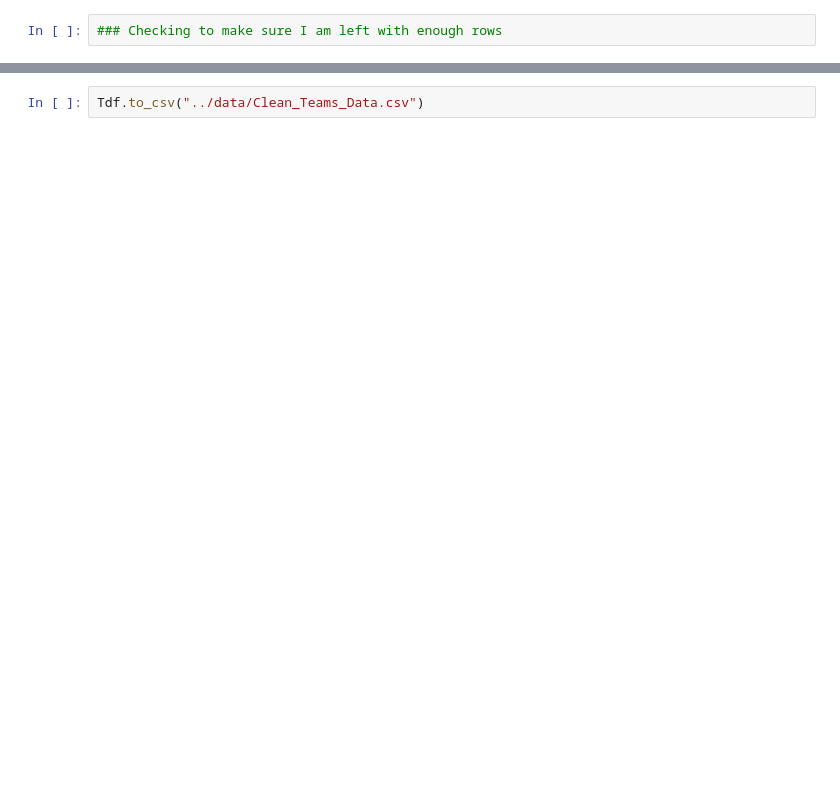
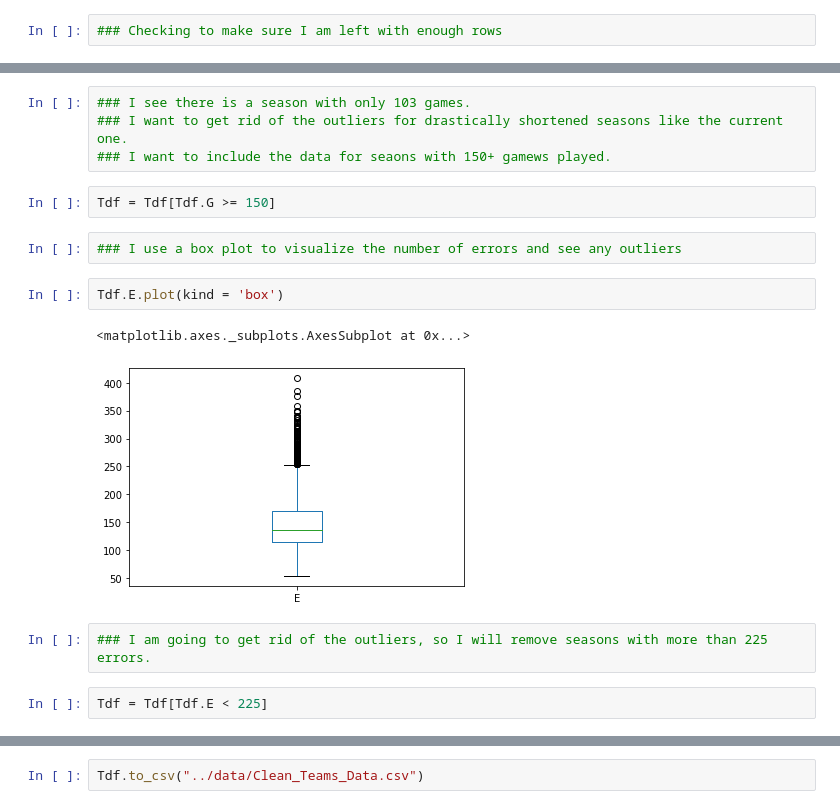
Before and after one commit to jaredfincke/Project-1, a Jupyter notebook: Notebooks/Other Notebook.ipynb, the cells around one changed output, grey strips where cells are left out. Saved outputs shown, nothing was run; the diff lists cells and outputs as text; blank space fills up the shorter version.

```diff
--- a/Notebooks/Other Notebook.ipynb
+++ b/Notebooks/Other Notebook.ipynb
@@ -66,0 +75,17 @@ Tdf.tail(1)
+# %%
+### I see there is a season with only 103 games.
+### I want to get rid of the outliers for drastically shortened seasons like the current one.
+### I want to include the data for seaons with 150+ gamews played.
+# %%
+Tdf = Tdf[Tdf.G >= 150]
+# %%
+### I use a box plot to visualize the number of errors and see any outliers
+# %%
+Tdf.E.plot(kind = 'box')
+# %% [output]
+<matplotlib.axes._subplots.AxesSubplot at 0x...>
+[figure, added]
+# %%
+### I am going to get rid of the outliers, so I will remove seasons with more than 225 errors.
+# %%
+Tdf = Tdf[Tdf.E < 225]
```
Also changed, not shown: parts of 8 cells of this notebook, 2 other files.
